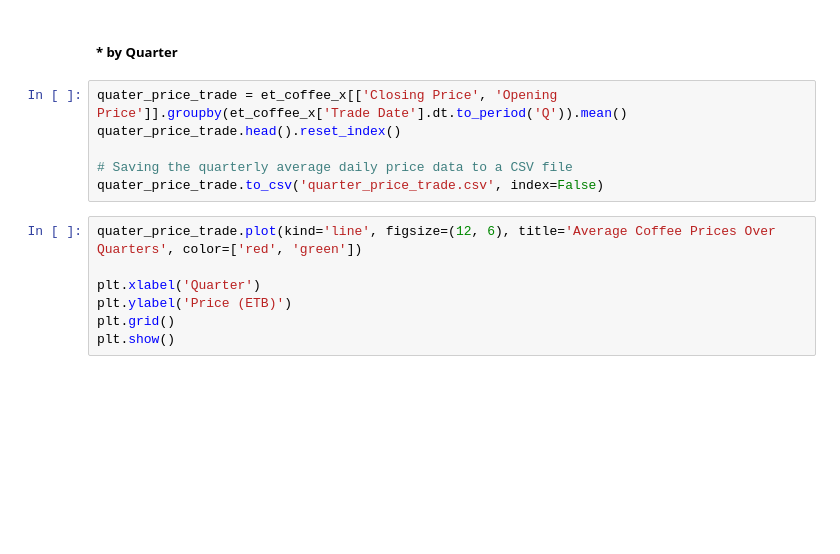
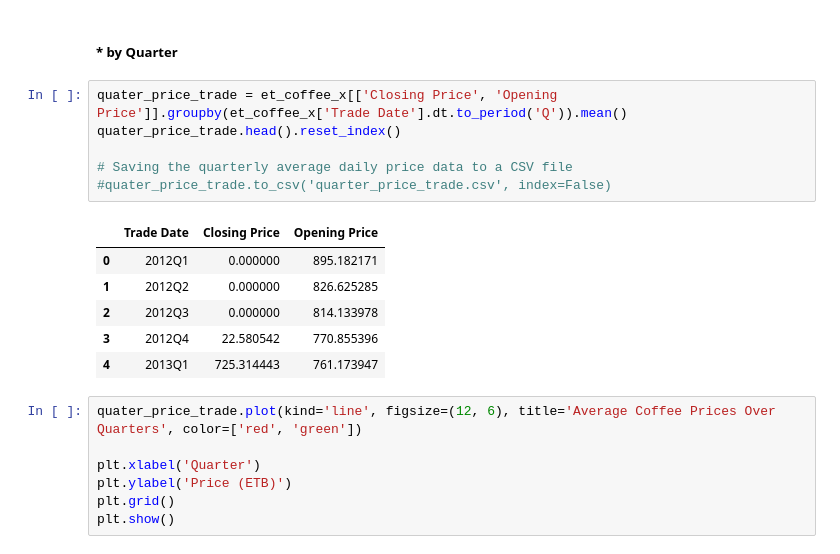
Before and after one commit to natnaelaster/data-analysis-projects, a Jupyter notebook: Ethiopian_Coffee_Exchange/ethio-coffe-exchange.ipynb, the cells around one changed output. Saved outputs shown, nothing was run; the diff lists cells and outputs as text; blank space fills up the shorter version.

```diff
--- a/Ethiopian_Coffee_Exchange/ethio-coffe-exchange.ipynb
+++ b/Ethiopian_Coffee_Exchange/ethio-coffe-exchange.ipynb
@@ -265,9 +267,16 @@ plt.show()
 # %%
 quater_price_trade = et_coffee_x[['Closing Price', 'Opening Price']].groupby(et_coffee_x['Trade Date'].dt.to_period('Q')).mean()
 quater_price_trade.head().reset_index()
 
 # Saving the quarterly average daily price data to a CSV file
-quater_price_trade.to_csv('quarter_price_trade.csv', index=False)
+#quater_price_trade.to_csv('quarter_price_trade.csv', index=False)
+# %% [output]
+|  | Trade Date | Closing Price | Opening Price |
+| 0 | 2012Q1 | 0.000000 | 895.182171 |
+| 1 | 2012Q2 | 0.000000 | 826.625285 |
+| 2 | 2012Q3 | 0.000000 | 814.133978 |
+| 3 | 2012Q4 | 22.580542 | 770.855396 |
+| 4 | 2013Q1 | 725.314443 | 761.173947 |
 # %%
 quater_price_trade.plot(kind='line', figsize=(12, 6), title='Average Coffee Prices Over Quarters', color=['red', 'green'])
 
```
Also changed, not shown: parts of 6 cells of this notebook, 10 other files.
